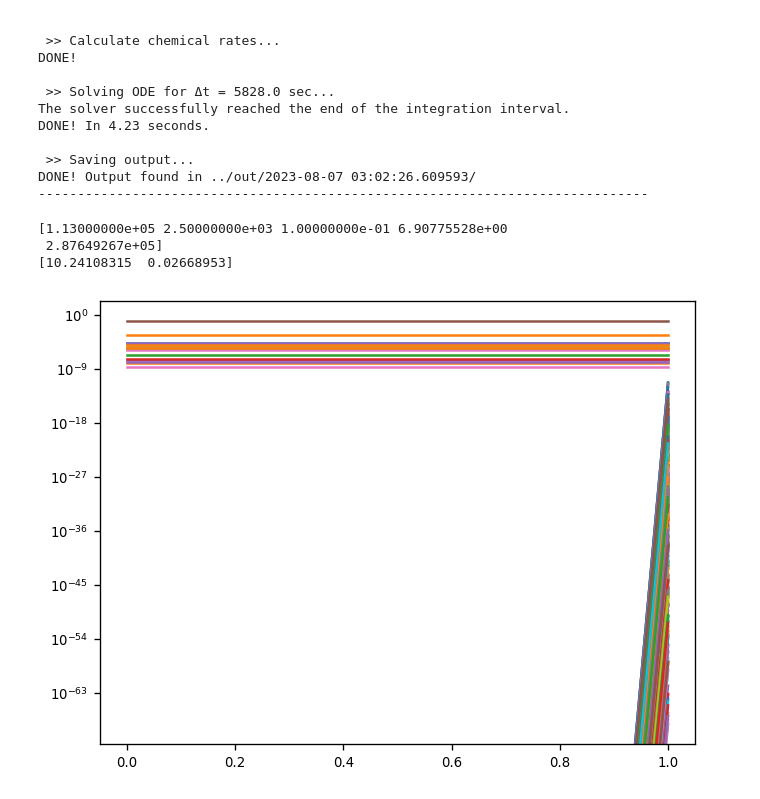
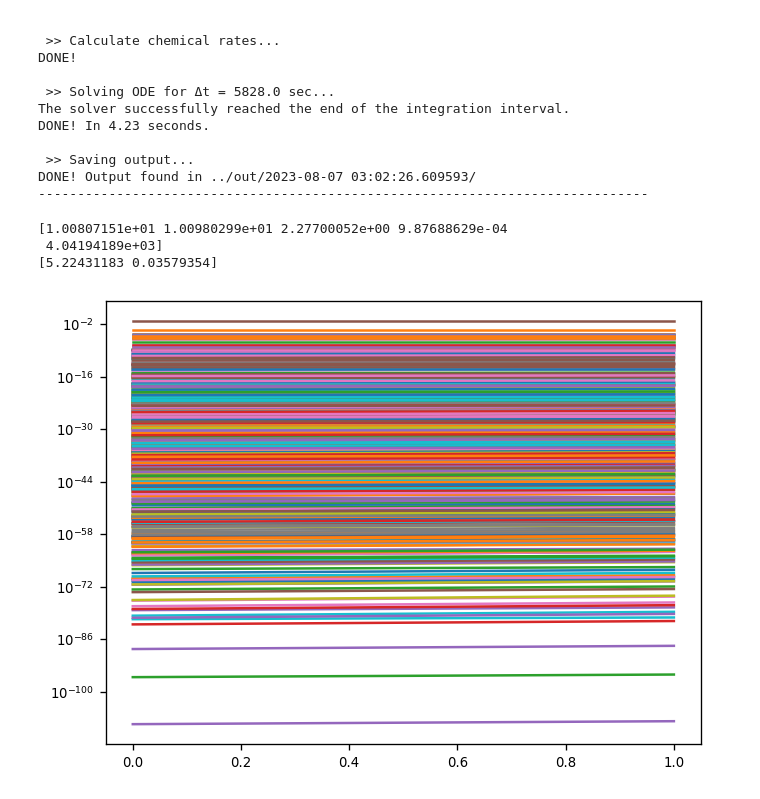
Before and after one commit to silkemaes/ChemPy, a Jupyter notebook: data_generation.ipynb, the cells around one changed output. Saved outputs shown, nothing was run; the diff lists cells and outputs as text; code cells hidden in the pictures.

```diff
--- a/data_generation.ipynb
+++ b/data_generation.ipynb
@@ -87,3 +82,22 @@ np.save(samploc+'dT_range', out_temp[1][:-1])
 # nu enkel variaties van variabelen, begin met een gekozen input
 # starten van de chemie waar ge mee eindigd --> paden in de fysiochemische ruimte
 # eind abundantie terug meegeven, niet initialiseren
+# %%
+r = np.array(np.logspace(14,18, 100))
+dens = density(1e-8, 5.,r )
+temp = get_temp(3000,0.4, r)
+
+for i in range(len(dens)):
+    chemtype = 'C'
+
+    ## set initial conditions
+    n, nconsv_tot, specs, nshield_i = rates.initialise_abs(chemtype, rate)     # nconsv_tot = TOTAL in fortran code
+
+    δi  = 1.e-1
+    Avi = -np.log(1.e-3)
+    input = [dens[i],temp[i],δi,Avi]
+
+    while input[0] > 10. and input[1] > 10.:
+        Δt =  get_dt()    ## sec
+        n = solve_dg(input, Δt, rate, n, nshield_i, nconsv_tot)
+        input = next_input(input)
@@ -152,19 +181,19 @@ DONE! Output found in ../out/2023-08-07 03:02:26.609593/
 ------------------------------------------------------------------------------
 # %%
 
-path = '/lhome/silkem/ChemTorch/ChemTorch/out/2023-08-07 02:06:29.447361/'
+path = '/lhome/silkem/ChemTorch/ChemTorch/out/2023-08-08 04:57:28.735195/'
 
 print(np.load(path+'input.npy'))
 print(np.load(path+'tictoc.npy'))
 # print(np.load(path+'abundances.npy'))
 abs = np.load(path+'abundances.npy')
 
 for i in range(abs.shape[0]):
     plt.plot(abs[i])
 
 plt.yscale('log')
 # %% [output]
-[1.13000000e+05 2.50000000e+03 1.00000000e-01 6.90775528e+00
- 2.87649267e+05]
-[10.24108315  0.02668953]
+[1.00807151e+01 1.00980299e+01 2.27700052e+00 9.87688629e-04
+ 4.04194189e+03]
+[5.22431183 0.03579354]
-[figure, old version]
+[figure, new version]
```
Also changed, not shown: parts of 7 cells of this notebook, 18 other files.
